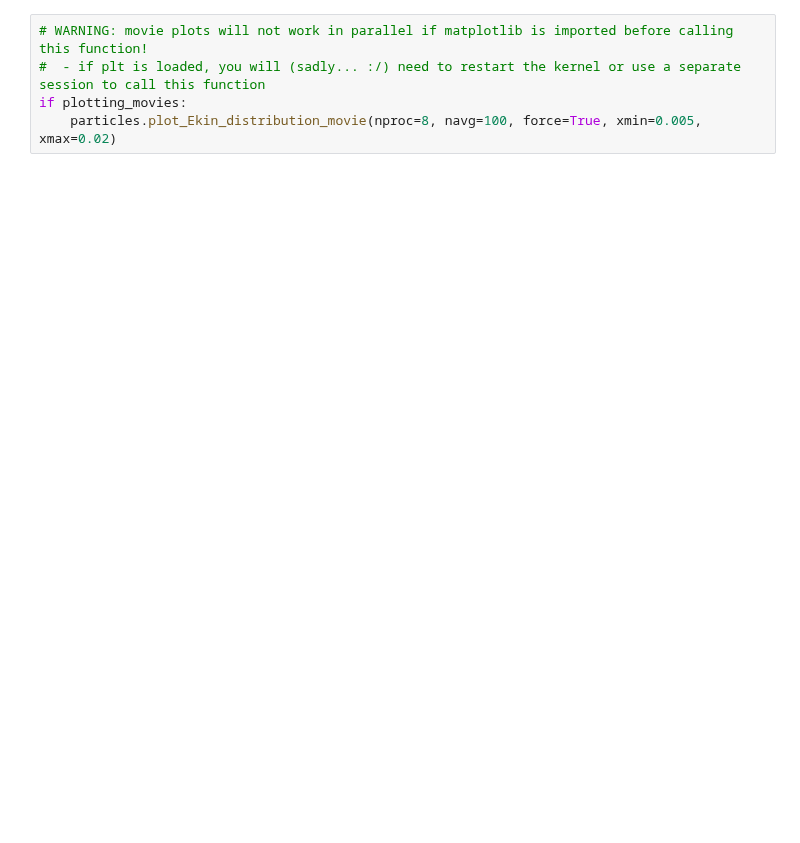
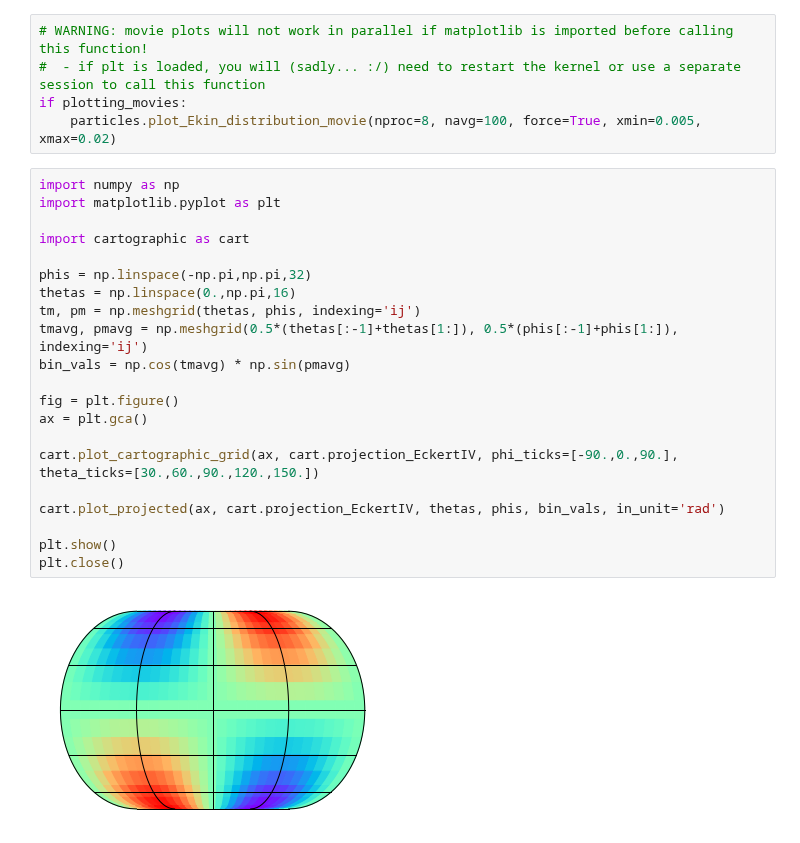
Before and after one commit to ppjanka/Corrugated_internal_shocks, a Jupyter notebook: vis/particle/plot_particles.ipynb, the cells around one changed output. Saved outputs shown, nothing was run; the diff lists cells and outputs as text; blank space fills up the shorter version.

Commit message:
Diags: added functionalities to make plots in cartographic projections (for now, EckertIV).

```diff
--- a/vis/particle/plot_particles.ipynb
+++ b/vis/particle/plot_particles.ipynb
@@ -58,3 +58,26 @@ IndexError: only integers, slices (`:`), ellipsis (`...`), numpy.newaxis (`None`
 #  - if plt is loaded, you will (sadly... :/) need to restart the kernel or use a separate session to call this function
 if plotting_movies:
     particles.plot_Ekin_distribution_movie(nproc=8, navg=100, force=True, xmin=0.005, xmax=0.02)
+# %%
+import numpy as np
+import matplotlib.pyplot as plt
+
+import cartographic as cart
+
+phis = np.linspace(-np.pi,np.pi,32)
+thetas = np.linspace(0.,np.pi,16)
+tm, pm = np.meshgrid(thetas, phis, indexing='ij')
+tmavg, pmavg = np.meshgrid(0.5*(thetas[:-1]+thetas[1:]), 0.5*(phis[:-1]+phis[1:]), indexing='ij')
+bin_vals = np.cos(tmavg) * np.sin(pmavg)
+
+fig = plt.figure()
+ax = plt.gca()
+
+cart.plot_cartographic_grid(ax, cart.projection_EckertIV, phi_ticks=[-90.,0.,90.], theta_ticks=[30.,60.,90.,120.,150.])
+
+cart.plot_projected(ax, cart.projection_EckertIV, thetas, phis, bin_vals, in_unit='rad')
+
+plt.show()
+plt.close()
+# %% [output]
+[figure, added]
```
Also changed, not shown: parts of 1 cell of this notebook, 1 other file.
